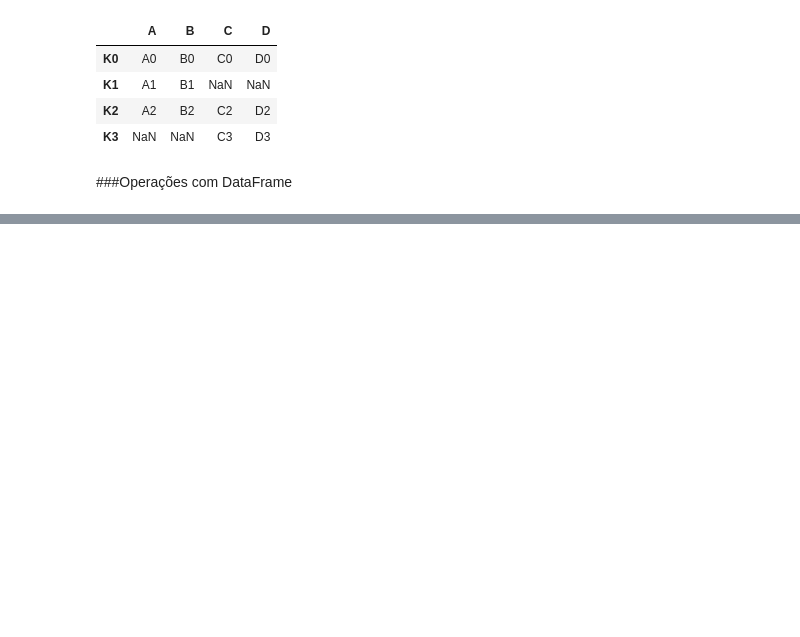
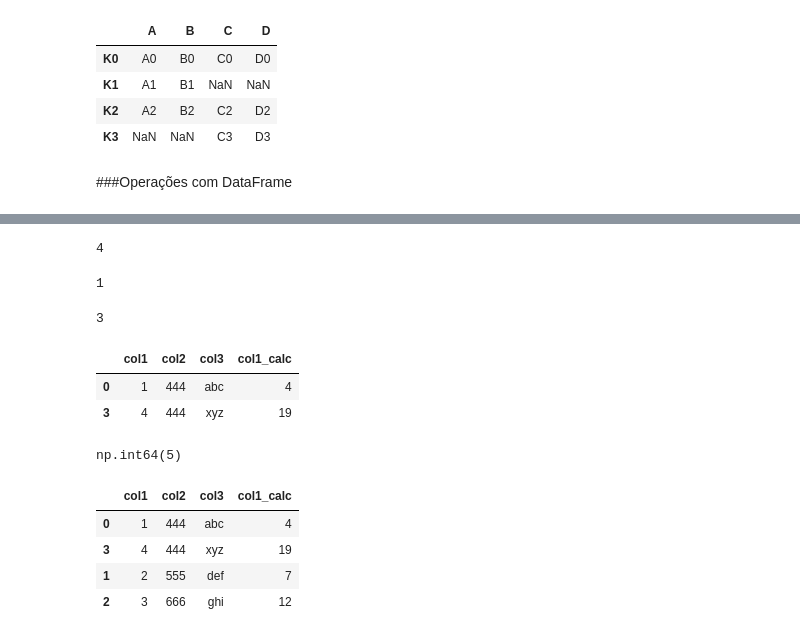
Before and after one commit to leandroclv/trilha_asimov_datascience_machinelearning, a Jupyter notebook: pandas_and_SQL/introd.ipynb, the cells around one changed output, grey strips where cells are left out. Drawn from its saved outputs; the diff is of its cells as text; code cells hidden in the pictures; blank space fills up the shorter version.

```diff
--- a/pandas_and_SQL/introd.ipynb
+++ b/pandas_and_SQL/introd.ipynb
@@ -794,0 +891,30 @@ esquerda.join(direita, how='outer')
+# %%
+df['col1'].max()
+# %% [output]
+4
+# %%
+df['col1'].min()
+# %% [output]
+1
+# %%
+df['col1'].idxmax()
+# %% [output]
+3
+# %%
+df[df['col2'] == 444]
+# %% [output]
+|  | col1 | col2 | col3 | col1_calc |
+| 0 | 1 | 444 | abc | 4 |
+| 3 | 4 | 444 | xyz | 19 |
+# %%
+df[df['col2'] == 444]['col1'].sum()
+# %% [output]
+np.int64(5)
+# %%
+df.sort_values(by='col2')
+# %% [output]
+|  | col1 | col2 | col3 | col1_calc |
+| 0 | 1 | 444 | abc | 4 |
+| 3 | 4 | 444 | xyz | 19 |
+| 1 | 2 | 555 | def | 7 |
+| 2 | 3 | 666 | ghi | 12 |
```
Also changed, not shown: parts of 52 cells of this notebook.
